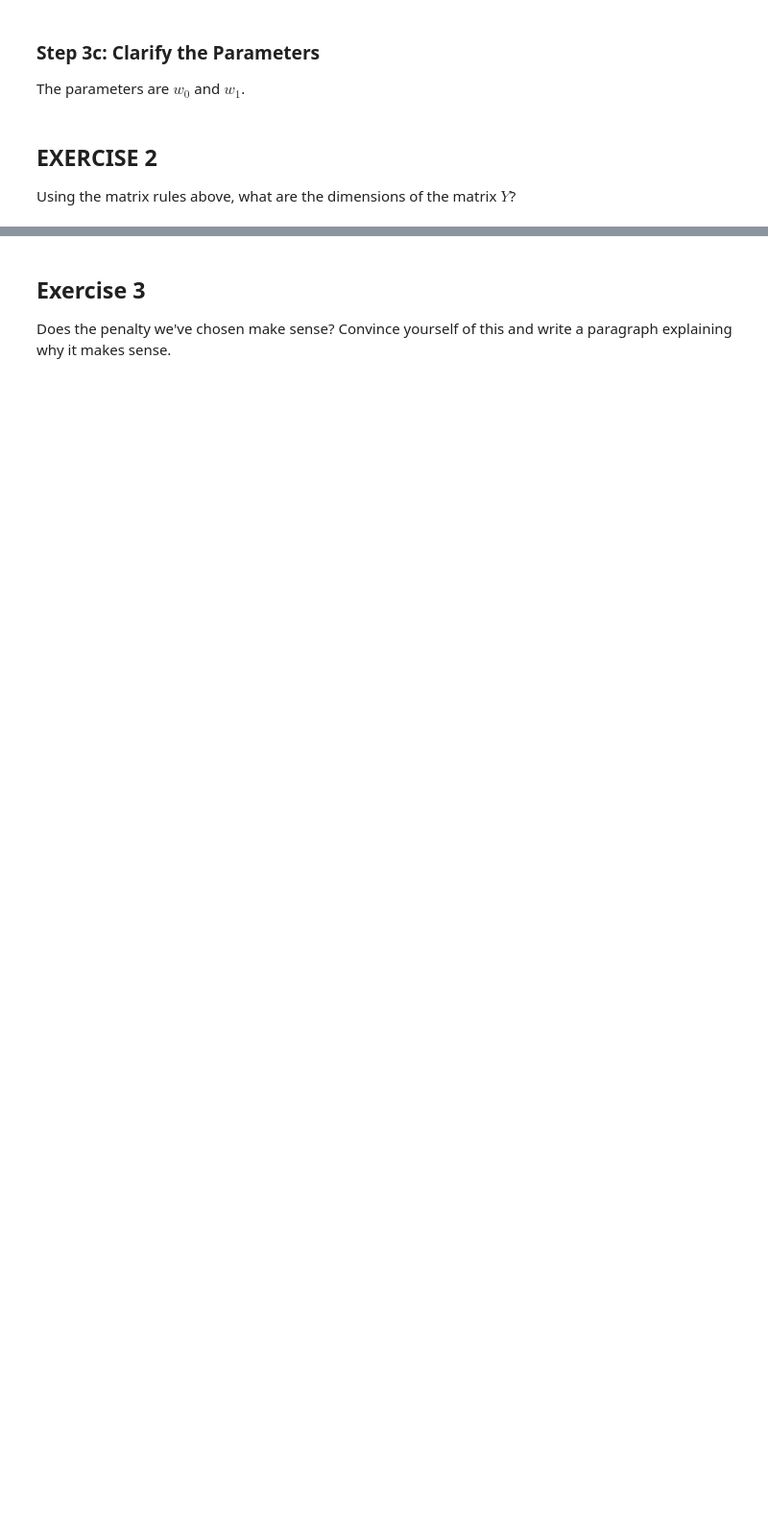
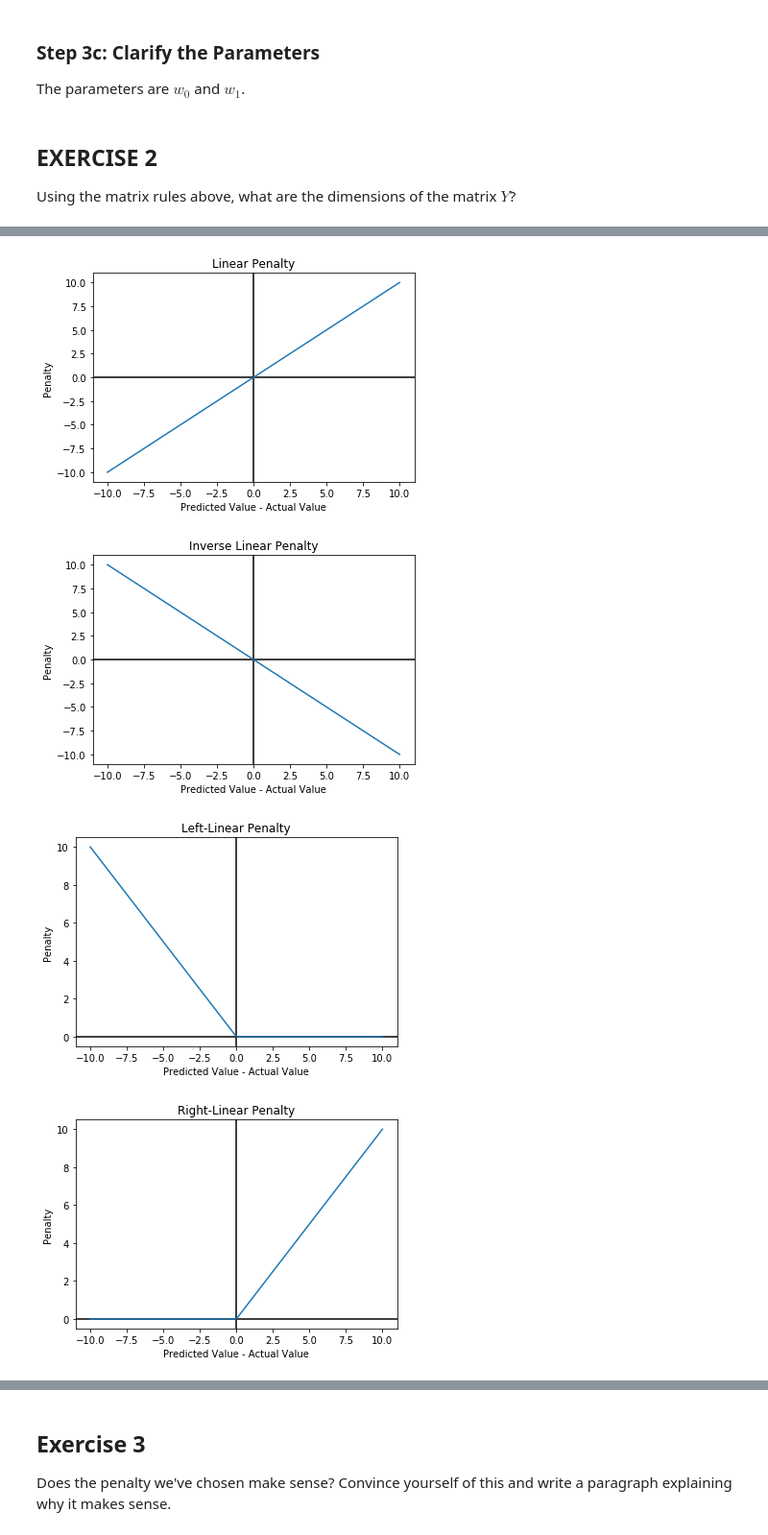
Before and after one commit to elizlajeunesse/MLCourse, a Jupyter notebook: Notebooks/Regression-with-a-Single-Feature.ipynb, the cells around one changed output, grey strips where cells are left out. Shown: that part at 96% size. Saved outputs shown, nothing was run; the diff lists cells and outputs as text; code cells hidden in the pictures; blank space fills up the shorter version.

```diff
--- a/Notebooks/Regression-with-a-Single-Feature.ipynb
+++ b/Notebooks/Regression-with-a-Single-Feature.ipynb
@@ -253,3 +266,13 @@ We'll use the power of matrix multiplication to do these calculations without an
 
 **Terminology**
 The penalty always operates on a row of the dataset. When the penalties for every row of the dataset gets summed, that quantity is called the *cost*. So there's a *penalty* function that is applied to every row; sum the outputs of the penalty function over the rows of the dataset and you arrive at the *cost*. Sometimes people refer to the penalty function as the cost function. That's OK, there's not much harm done.
+# %%
+# A Handful of Penalty Functions
+# Generate the error range
+x = np.linspace(-10,10,100)
+[penaltyPlot(x, pen) for pen in penaltyFunctions.keys()];
+# %% [output]
+[figure, added]
+[figure, added]
+[figure, added]
+[figure, added]
```
Also changed, not shown: parts of 27 cells of this notebook, 11 other files.
